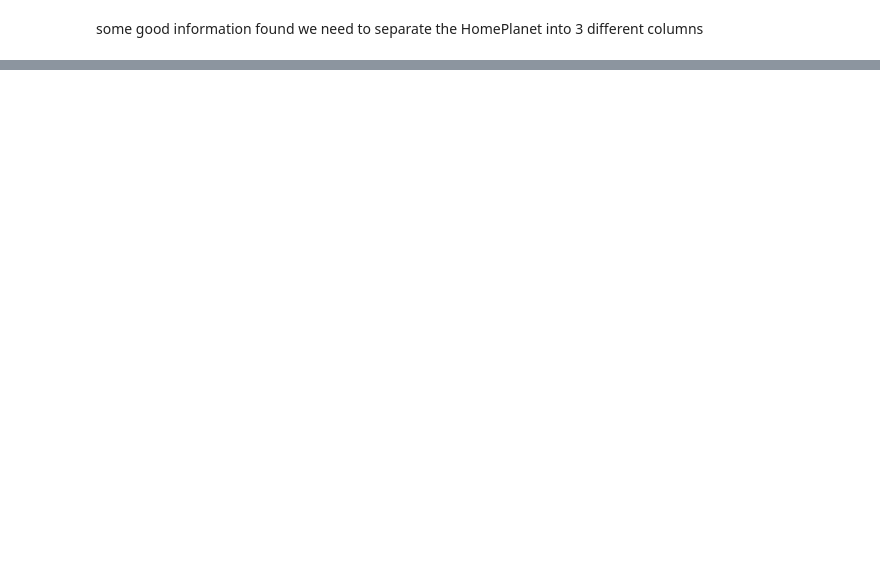
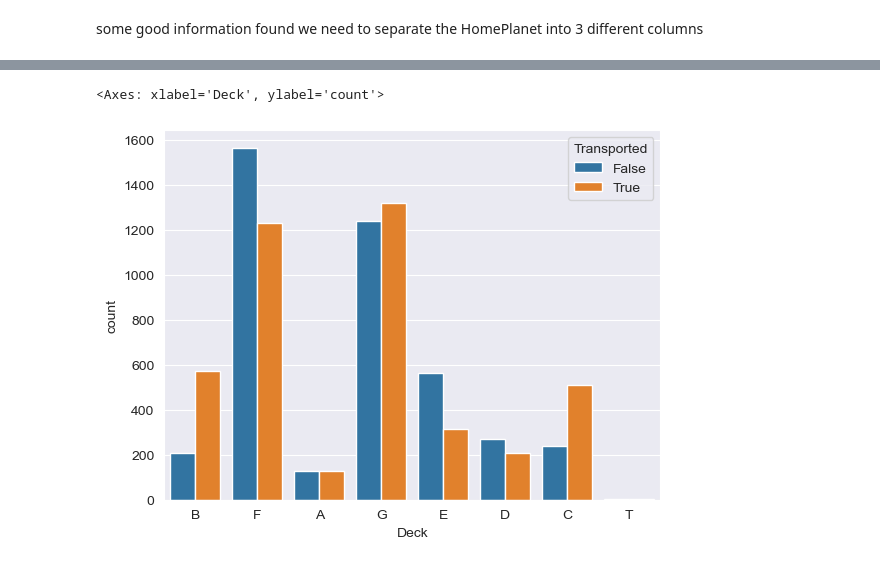
Before and after one commit to MjMoshiri/Kaggle-competitions, a Jupyter notebook: Spaceship Titanic/notebook.ipynb, the cells around one changed output, grey strips where cells are left out. Cells and saved outputs as stored; diff of their text form; code cells hidden in the pictures; blank space fills up the shorter version.

```diff
--- a/Spaceship Titanic/notebook.ipynb
+++ b/Spaceship Titanic/notebook.ipynb
@@ -222,5 +279,9 @@ v1_data.groupby(['HomePlanet', 'CryoSleep'])['Transported'].mean().to_frame()
 # %% [markdown]
 some good information found we need to separate the HomePlanet into 3 different columns
 # %%
-dummies = pd.get_dummies(v1_data['HomePlanet'])
-v1_data = pd.concat([v1_data, dummies], axis=1)
+def add_home_planet_columns(data):
+    dummies = pd.get_dummies(data['HomePlanet'])
+    data = pd.concat([data, dummies], axis=1)
+    return data
+cleaning_pipeline.append(add_home_planet_columns)
+data_v1 = add_home_planet_columns(data_v1)
@@ -226,0 +294,22 @@ v1_data = pd.concat([v1_data, dummies], axis=1)
+# %%
+# divide Cabin into 3 columns deck/num/side v1_data[Cabin] = F/15/S convert Num to int and Side to bool if Side == 'P' then True else False
+def split_cabin(data):
+    for index, row in data.iterrows():
+        cabin = row['Cabin']
+        if pd.isnull(cabin):
+            continue
+        cabin = cabin.split('/')
+        deck = cabin[0]
+        num = cabin[1]
+        side = cabin[2]
+        data.at[index, 'Deck'] = deck
+        data.at[index, 'RoomNumber'] = int(num)
+        data.at[index, 'PortSide'] = side == 'P'
+    return data
+cleaning_pipeline.append(split_cabin)
+data_v1 = split_cabin(data_v1)
+# %%
+sns.countplot(x='Deck', hue='Transported', data=data_v1)
+# %% [output]
+<Axes: xlabel='Deck', ylabel='count'>
+[figure, added]
```
Also changed, not shown: parts of 55 cells of this notebook, 2 other files.
